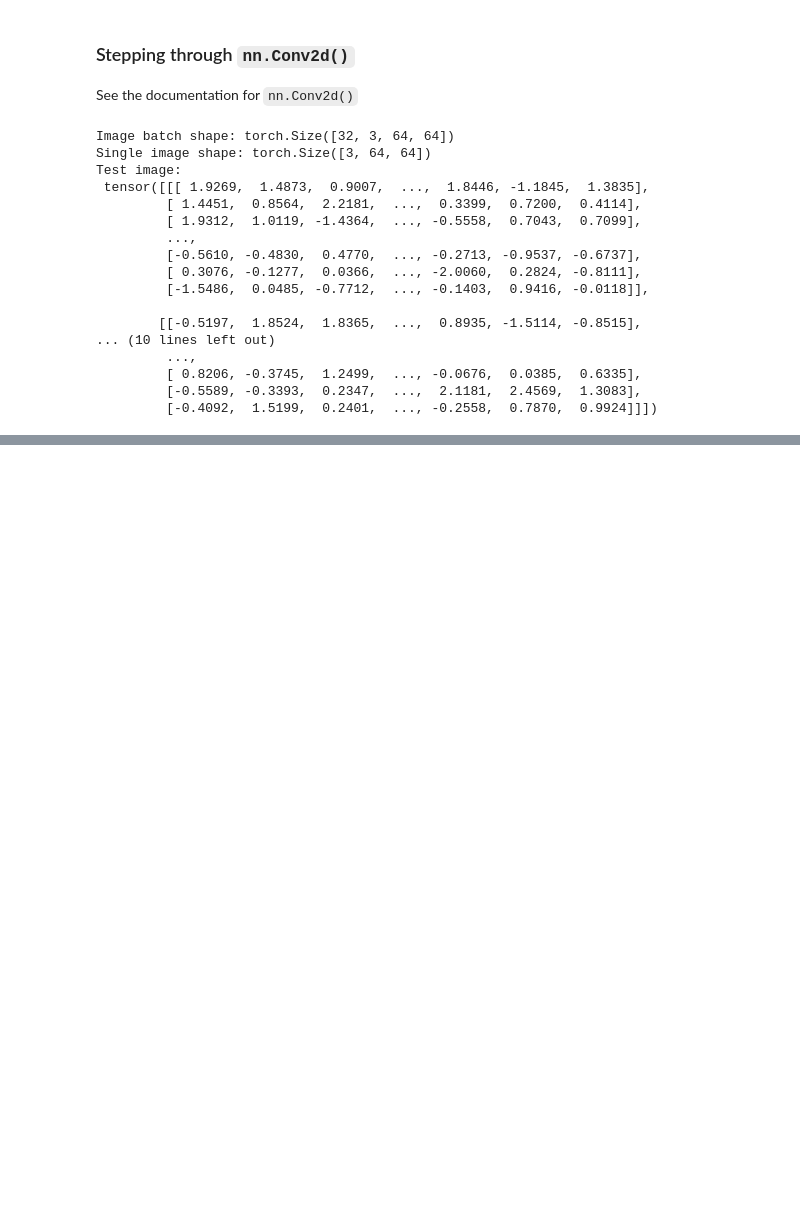
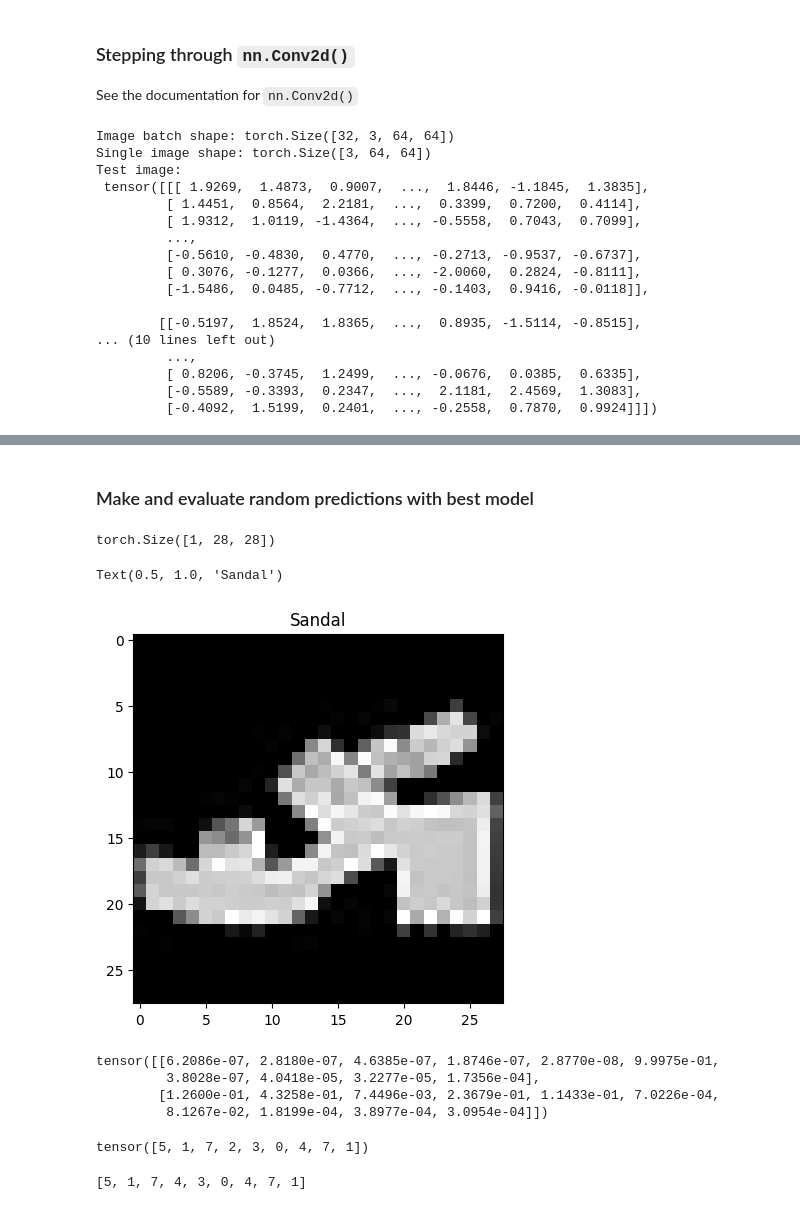
Before and after one commit to MuhammedUmerNazir/pytorch_code_snippets, a Jupyter notebook: 03_torch_computer_vision.ipynb, the cells around one changed output, grey strips where cells are left out. Drawn from its saved outputs; the diff is of its cells as text; code cells hidden in the pictures; blank space fills up the shorter version.

Commit message:
Making Predictions with our TinyVGG CNN

```diff
--- a/03_torch_computer_vision.ipynb
+++ b/03_torch_computer_vision.ipynb
@@ -912,0 +1125,2 @@ torch.Size([1, 10, 62, 62])
+# %% [markdown]
+### Make and evaluate random predictions with best model
@@ -912,0 +1151,43 @@ torch.Size([1, 10, 62, 62])
+# %%
+import random
+random.seed(42)
+
+test_samples = []
+test_labels = []
+
+for sample, label in random.sample(list(test_data), k=9):
+    test_samples.append(sample)
+    test_labels.append(label)
+
+# View the first sample shape
+test_samples[0].shape
+# %% [output]
+torch.Size([1, 28, 28])
+# %%
+plt.imshow(test_samples[0].squeeze(), cmap = "gray")
+plt.title(class_names[test_labels[0]])
+# %% [output]
+Text(0.5, 1.0, 'Sandal')
+[figure, added]
+# %%
+# Make predictions
+pred_probs = make_predictions(model=model_2,
+                              data=test_samples)
+
+# View the first two predicton probabilities
+pred_probs[:2]
+# %% [output]
+tensor([[6.2086e-07, 2.8180e-07, 4.6385e-07, 1.8746e-07, 2.8770e-08, 9.9975e-01,
+         3.8028e-07, 4.0418e-05, 3.2277e-05, 1.7356e-04],
+        [1.2600e-01, 4.3258e-01, 7.4496e-03, 2.3679e-01, 1.1433e-01, 7.0226e-04,
+         8.1267e-02, 1.8199e-04, 3.8977e-04, 3.0954e-04]])
+# %%
+# Convert prediction probabilities to labels
+pred_classes = pred_probs.argmax(dim=1)
+pred_classes
+# %% [output]
+tensor([5, 1, 7, 2, 3, 0, 4, 7, 1])
+# %%
+test_labels
+# %% [output]
+[5, 1, 7, 4, 3, 0, 4, 7, 1]
```
Also changed, not shown: parts of 26 cells of this notebook.
